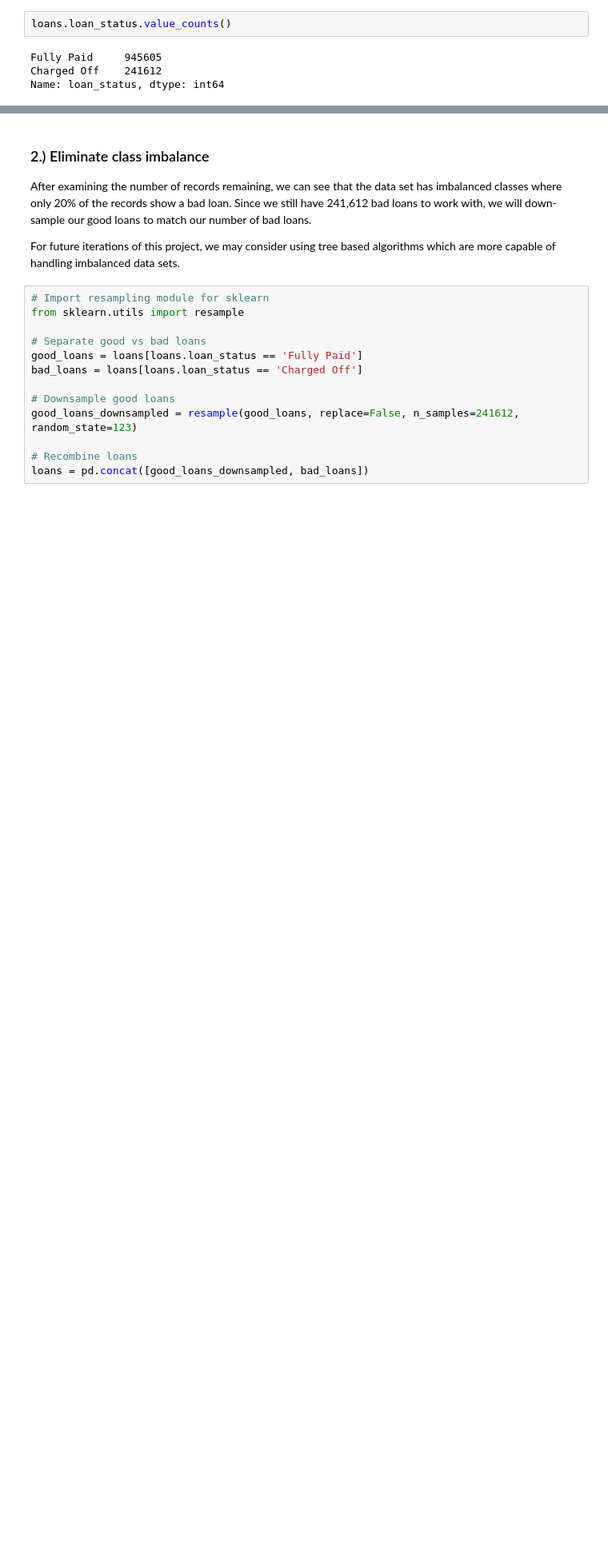
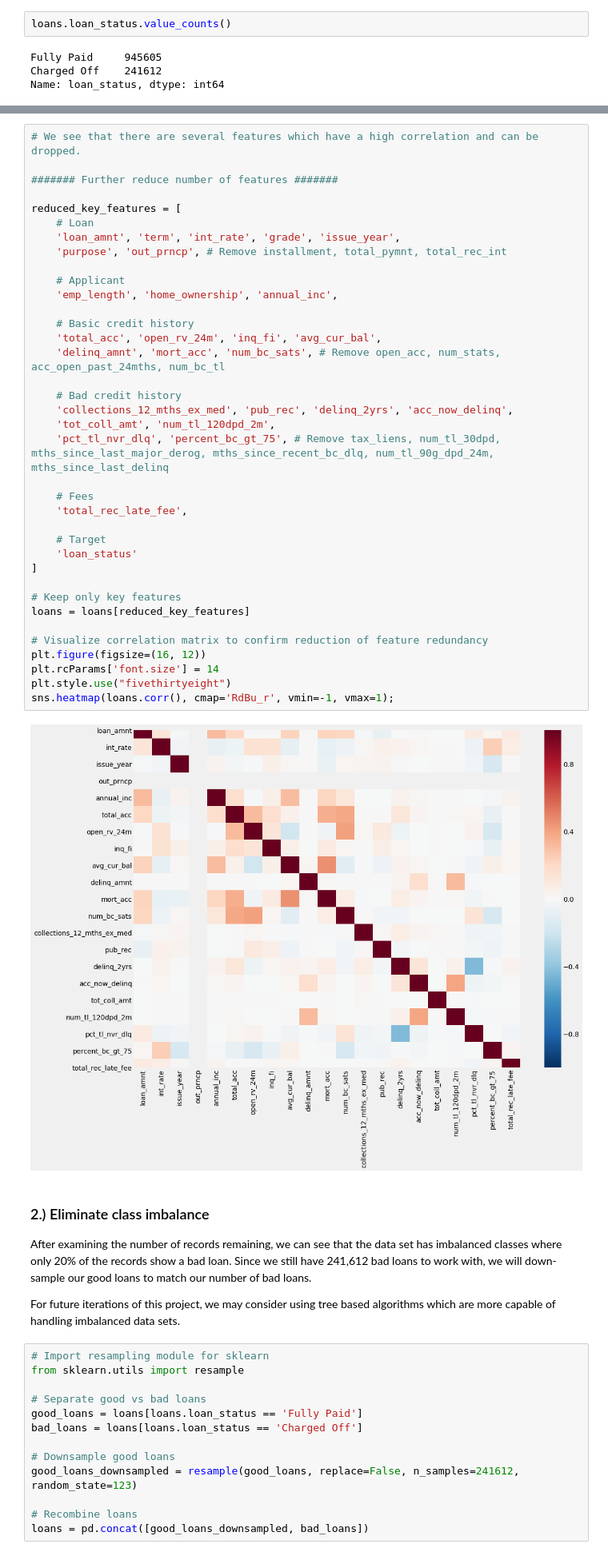
Before and after one commit to just1jp/loan_prediction, a Jupyter notebook: Loan Prediction.ipynb, the cells around one changed output, grey strips where cells are left out. Shown at 80% size. Saved outputs shown, nothing was run; the diff lists cells and outputs as text; blank space fills up the shorter version.

```diff
--- a/Loan Prediction.ipynb
+++ b/Loan Prediction.ipynb
@@ -133,3 +146,42 @@ Name: loan_status, dtype: int64
+# %%
+# We see that there are several features which have a high correlation and can be dropped.
+
+####### Further reduce number of features #######
+
+reduced_key_features = [
+    # Loan
+    'loan_amnt', 'term', 'int_rate', 'grade', 'issue_year',
+    'purpose', 'out_prncp', # Remove installment, total_pymnt, total_rec_int
+
+    # Applicant
+    'emp_length', 'home_ownership', 'annual_inc',
+
+    # Basic credit history
+    'total_acc', 'open_rv_24m', 'inq_fi', 'avg_cur_bal',
+    'delinq_amnt', 'mort_acc', 'num_bc_sats', # Remove open_acc, num_stats, acc_open_past_24mths, num_bc_tl
+
+    # Bad credit history
+    'collections_12_mths_ex_med', 'pub_rec', 'delinq_2yrs', 'acc_now_delinq',
+    'tot_coll_amt', 'num_tl_120dpd_2m',
+    'pct_tl_nvr_dlq', 'percent_bc_gt_75', # Remove tax_liens, num_tl_30dpd, mths_since_last_major_derog, mths_since_recent_bc_dlq, num_tl_90g_dpd_24m, mths_since_last_delinq
+
+    # Fees
+    'total_rec_late_fee',
+
+    # Target
+    'loan_status'
+]
+
+# Keep only key features
+loans = loans[reduced_key_features]
+
+# Visualize correlation matrix to confirm reduction of feature redundancy
+plt.figure(figsize=(16, 12))
+plt.rcParams['font.size'] = 14
+plt.style.use("fivethirtyeight")
+sns.heatmap(loans.corr(), cmap='RdBu_r', vmin=-1, vmax=1);
+# %% [output]
+[figure, added]
 # %% [markdown]
 ### 2.) Eliminate class imbalance
 
```
Also changed, not shown: parts of 11 cells of this notebook.
